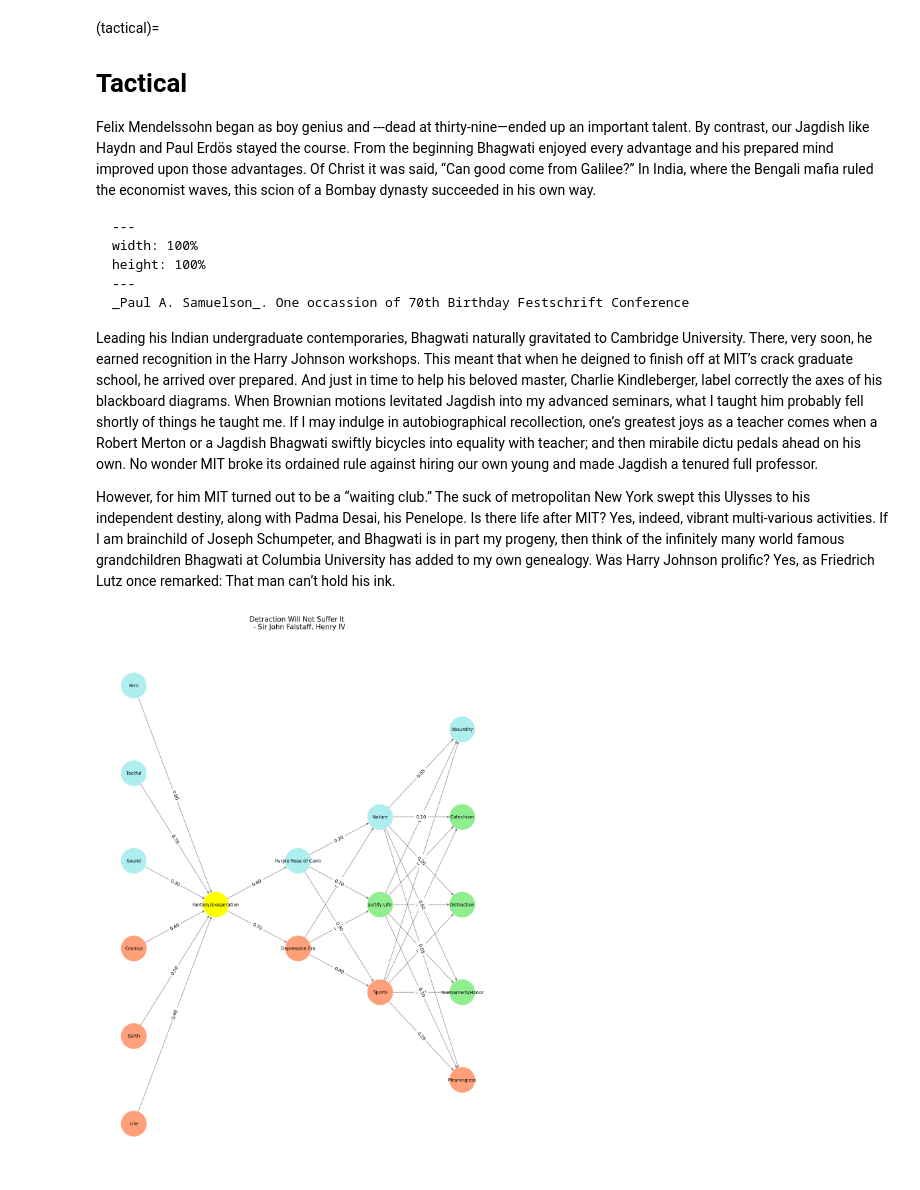
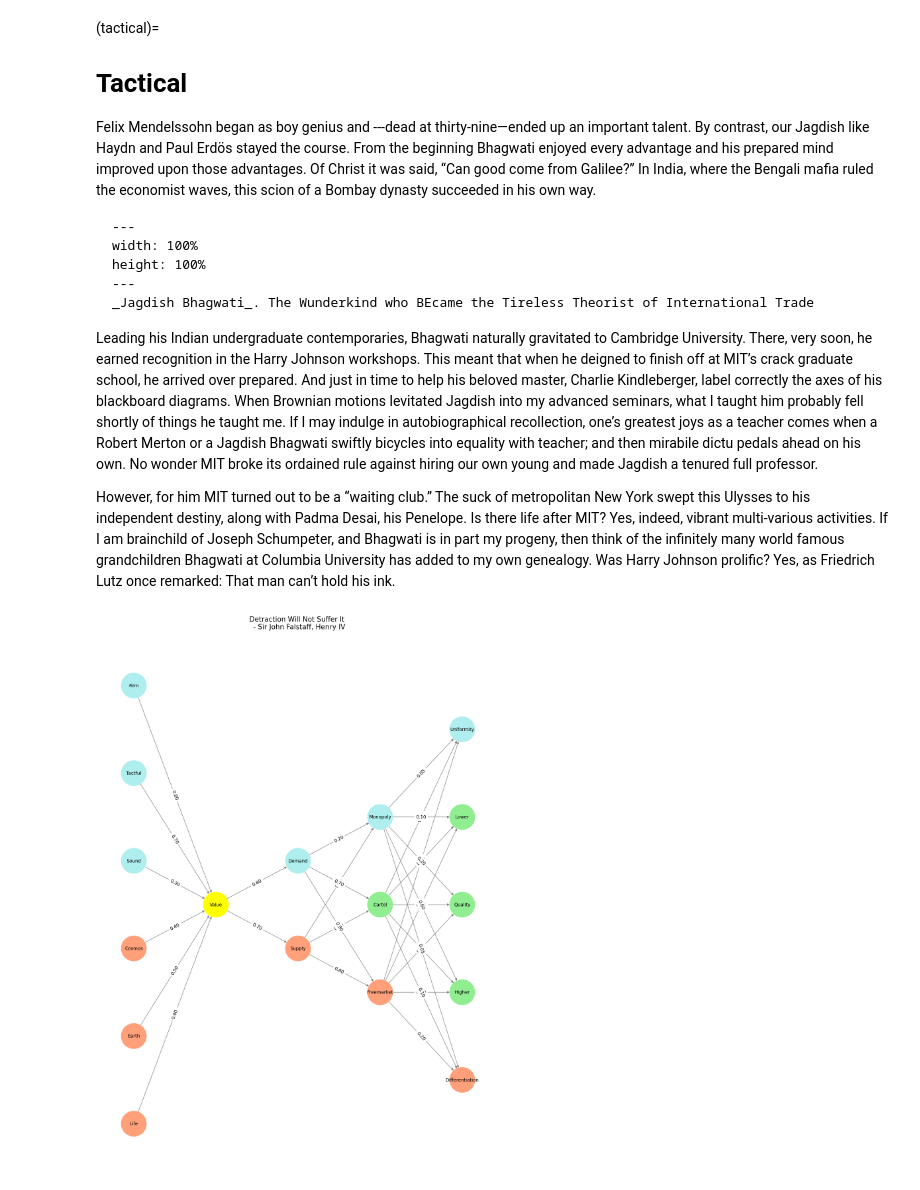
Before and after one commit to abikesa/haydn, a Jupyter notebook: kitabo/ensi/_build/jupyter_execute/index.ipynb, the cells around one changed output. Saved outputs shown, nothing was run; the diff lists cells and outputs as text; code cells hidden in the pictures.

````diff
--- a/kitabo/ensi/_build/jupyter_execute/index.ipynb
+++ b/kitabo/ensi/_build/jupyter_execute/index.ipynb
@@ -14,7 +14,7 @@ dynasty succeeded in his own way.
 width: 100%
 height: 100%
 ---
-_Paul A. Samuelson_. One occassion of 70th Birthday Festschrift Conference
+_Jagdish Bhagwati_. The Wunderkind who BEcame the Tireless Theorist of International Trade
 ```
 
 Leading his Indian undergraduate contemporaries, Bhagwati naturally gravitated
@@ -45,14 +45,14 @@ import networkx as nx
 def define_layers():
     return {
         'Pre-Input': ['Life','Earth', 'Cosmos', 'Sound', 'Tactful', 'Firm', ],
-        'Yellowstone': ['Fantasy/Exageration'],
-        'Input': ['Depression Era', 'Purple Rose of Cairo'],
+        'Yellowstone': ['Value'],
+        'Input': ['Supply', 'Demand'],
         'Hidden': [
-            'Sports',
-            'Justify Life',
-            'Nature',
+            'Freemarket',
+            'Cartel',
+            'Monopoly',
         ],
-        'Output': ['Meaningless', 'Tournament/Honor', 'Distraction', 'Catechism', 'Absurdity',    ]
+        'Output': ['Differentiation', 'Higher', 'Quality', 'Lower', 'Uniformity',    ]
     }
 
 # Define weights for the connections
@@ -80,25 +80,25 @@ def define_weights():
 
 # Assign colors to nodes
 def assign_colors(node, layer):
-    if node == 'Fantasy/Exageration':
+    if node == 'Value':
         return 'yellow'
     if layer == 'Pre-Input' and node in ['Sound', 'Tactful', 'Firm']:
         return 'paleturquoise'
-    elif layer == 'Input' and node == 'Purple Rose of Cairo':
+    elif layer == 'Input' and node == 'Demand':
         return 'paleturquoise'
     elif layer == 'Hidden':
-        if node == 'Nature':
+        if node == 'Monopoly':
             return 'paleturquoise'
-        elif node == 'Justify Life':
+        elif node == 'Cartel':
             return 'lightgreen'
-        elif node == 'Sports':
+        elif node == 'Freemarket':
             return 'lightsalmon'
     elif layer == 'Output':
-        if node == 'Absurdity':
+        if node == 'Uniformity':
             return 'paleturquoise'
-        elif node in ['Catechism', 'Distraction', 'Tournament/Honor']:
+        elif node in ['Lower', 'Quality', 'Higher']:
             return 'lightgreen'
-        elif node == 'Meaningless':
+        elif node == 'Differentiation':
             return 'lightsalmon'
     return 'lightsalmon'  # Default color
 
@@ -135,34 +135,34 @@ def visualize_nn():
             for j, target in enumerate(layers[target_layer]):
                 weight = weight_matrix[i, j]
                 G.add_edge(source, target, weight=weight)
 
     # Customize edge thickness for specific relationships
     edge_widths = []
     for u, v in G.edges():
         if u in layers['Hidden'] and v == 'Kapital':
             edge_widths.append(6)  # Highlight key edges
         else:
             edge_widths.append(1)
 
     # Draw the graph
     plt.figure(figsize=(12, 16))
     nx.draw(
         G, pos, with_labels=True, node_color=node_colors, edge_color='gray',
         node_size=3000, font_size=10, width=edge_widths
     )
     edge_labels = nx.get_edge_attributes(G, 'weight')
     nx.draw_networkx_edge_labels(G, pos, edge_labels={k: f'{v:.2f}' for k, v in edge_labels.items()})
     plt.title("Detraction Will Not Suffer It \n - Sir John Falstaff, Henry IV\n", fontsize=15)
 
     # Save the figure to a file
     plt.savefig("figures/logo.png", format="png")
 
     plt.show()
 
 # Run the visualization
 visualize_nn()
 # %% [output]
-[figure, old version]
+[figure, new version]
 # %% [markdown]
 ```{figure} figures/blanche.*
 ---
````
Also changed, not shown: parts of 1 cell of this notebook, 36 other files.
